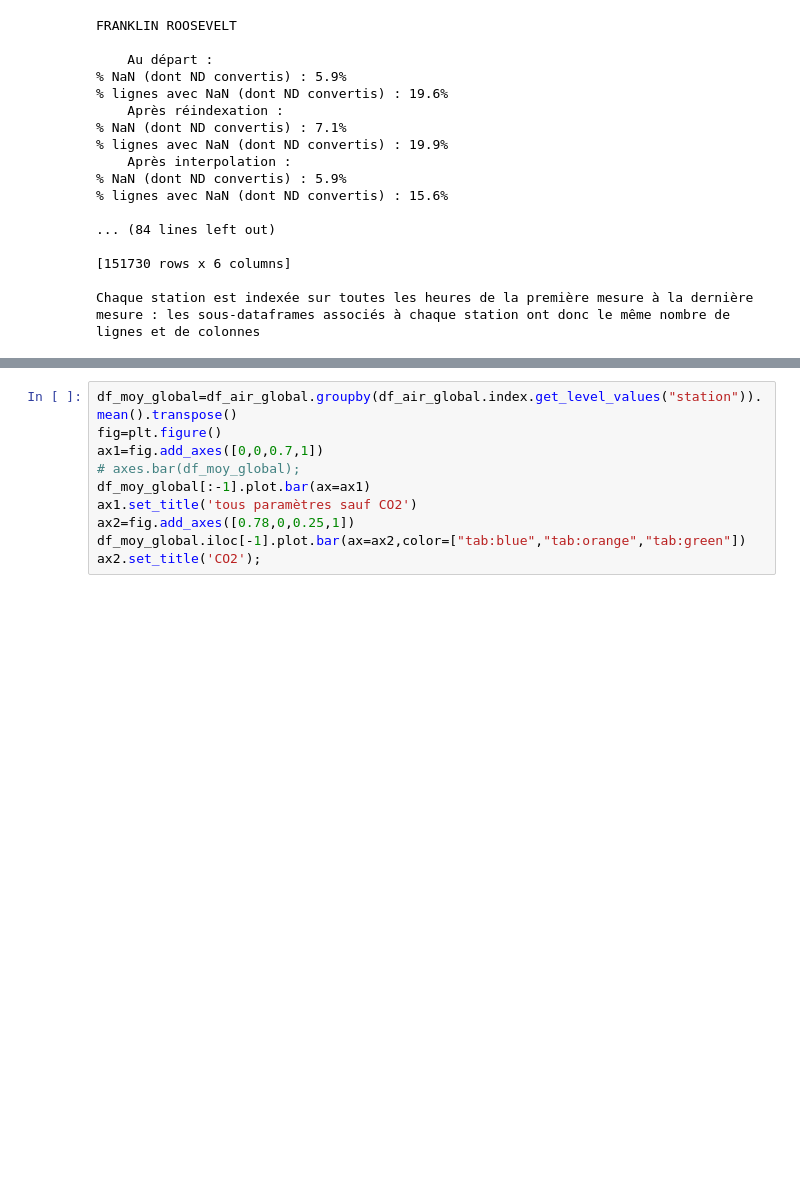
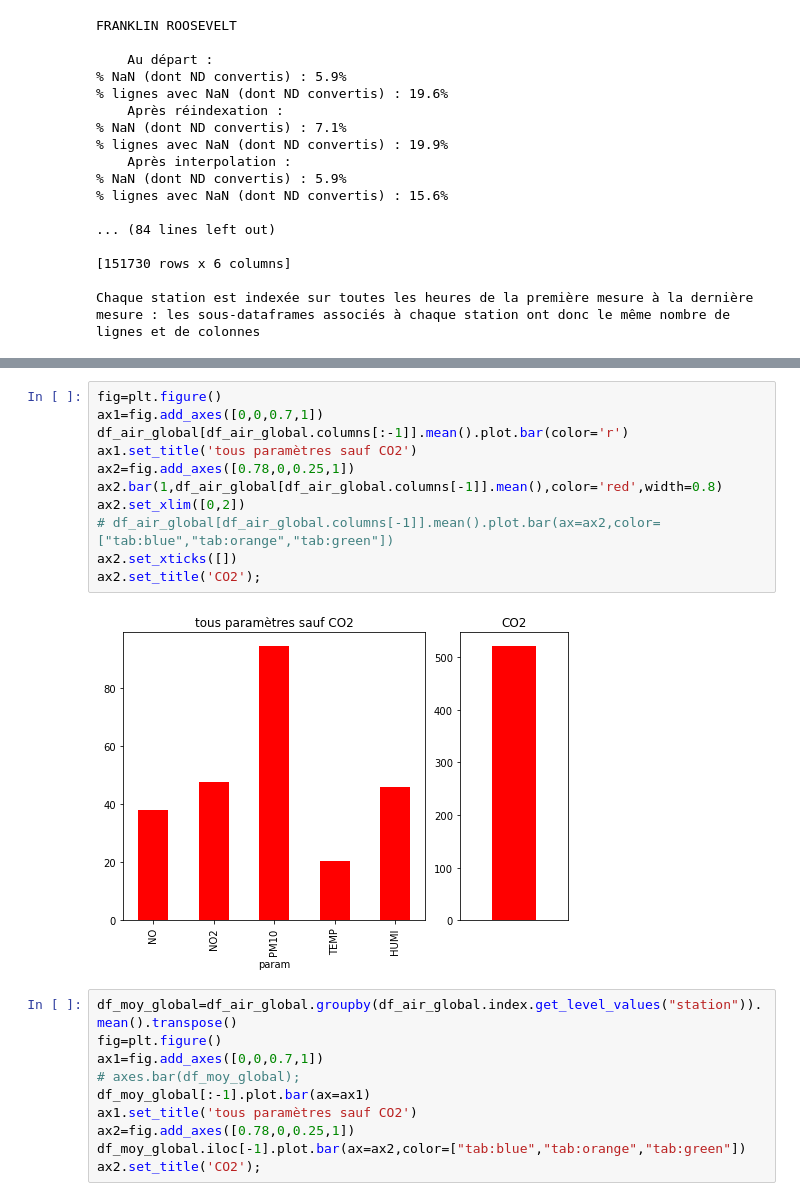
Before and after one commit to tajulien/MSBGD-SD701-BigDataMining, a Jupyter notebook: u- lulu/2.Explore_df_air.ipynb, the cells around one changed output, grey strips where cells are left out. Drawn from its saved outputs; the diff is of its cells as text; blank space fills up the shorter version.

```diff
--- a/u- lulu/2.Explore_df_air.ipynb
+++ b/u- lulu/2.Explore_df_air.ipynb
@@ -294,3 +313,16 @@ Chaque station est indexée sur toutes les heures de la première mesure à la d
+# %%
+fig=plt.figure()
+ax1=fig.add_axes([0,0,0.7,1])
+df_air_global[df_air_global.columns[:-1]].mean().plot.bar(color='r')
+ax1.set_title('tous paramètres sauf CO2')
+ax2=fig.add_axes([0.78,0,0.25,1])
+ax2.bar(1,df_air_global[df_air_global.columns[-1]].mean(),color='red',width=0.8)
+ax2.set_xlim([0,2])
+# df_air_global[df_air_global.columns[-1]].mean().plot.bar(ax=ax2,color=["tab:blue","tab:orange","tab:green"])
+ax2.set_xticks([])
+ax2.set_title('CO2');
+# %% [output]
+[figure, added]
 # %%
 df_moy_global=df_air_global.groupby(df_air_global.index.get_level_values("station")).mean().transpose()
 fig=plt.figure()
```
Also changed, not shown: parts of 60 cells of this notebook, 27 other files.
